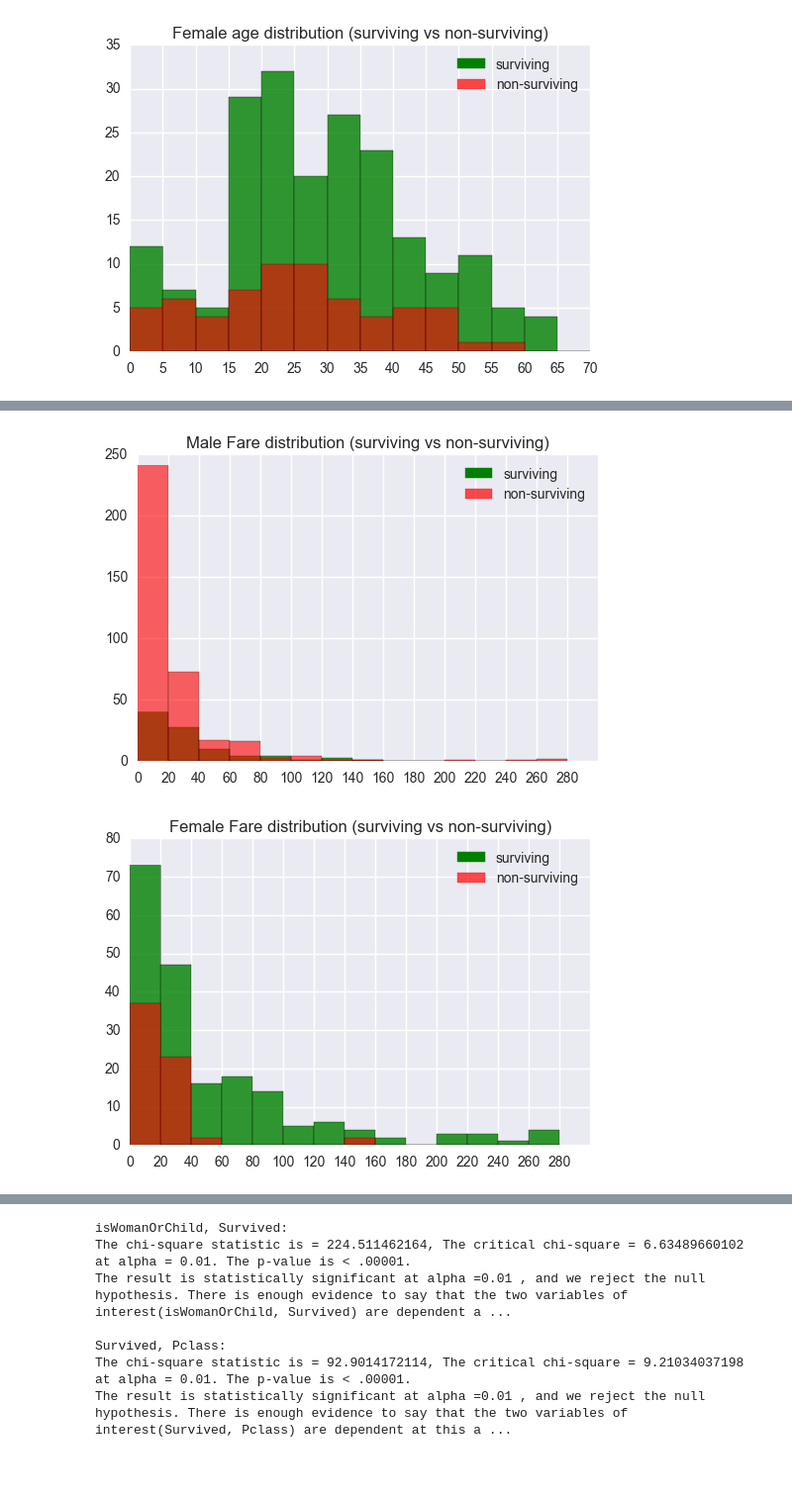
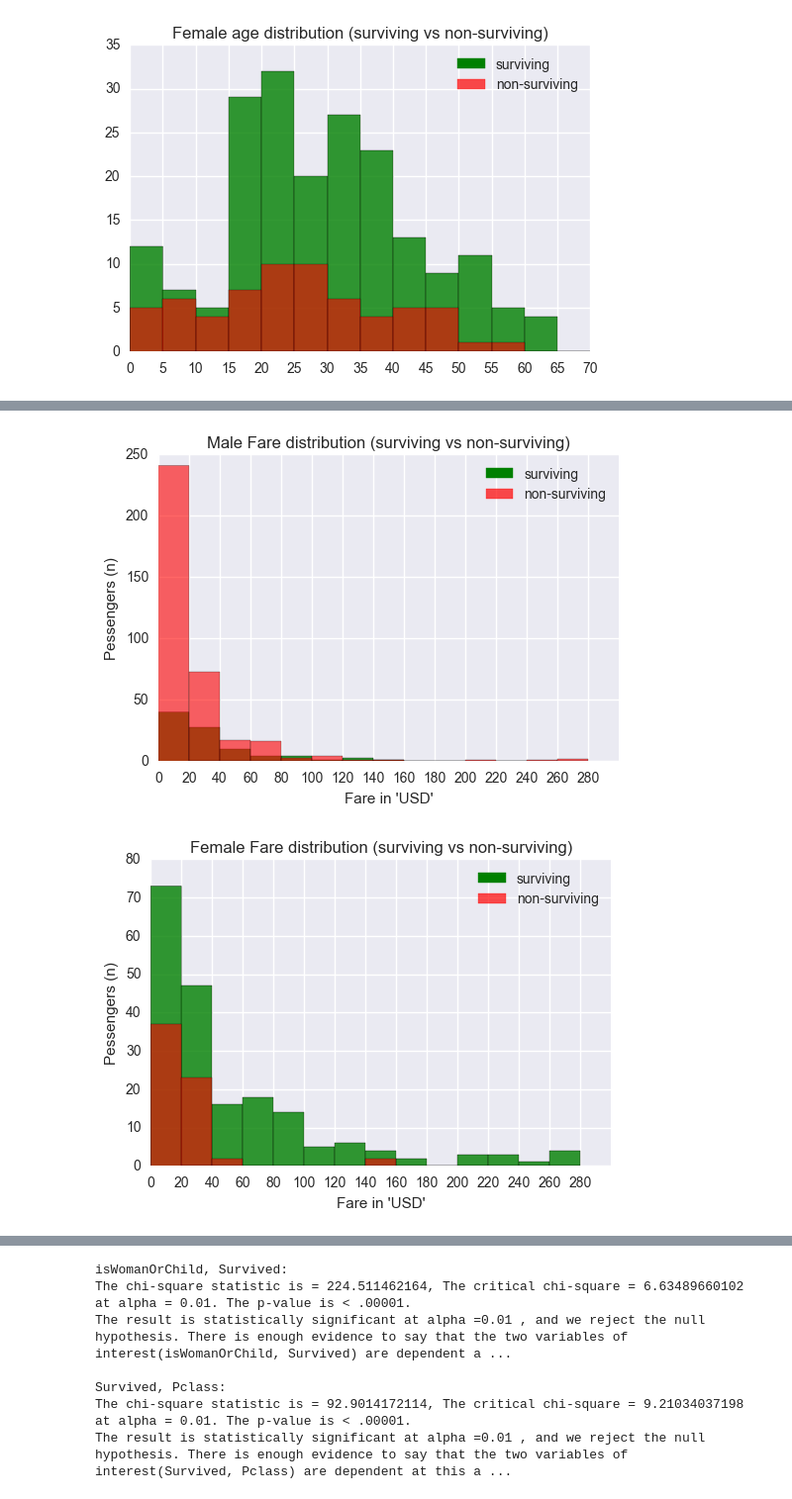
Before and after one commit to Mahmoud-AbouZeid/Lessons-From-Titanic, a Jupyter notebook: The Sinking of RMS Titanic.ipynb, the cells around one changed output, grey strips where cells are left out. Shown at 99% size. Cells and saved outputs as stored; diff of their text form; code cells hidden in the pictures; blank space fills up the shorter version.

```diff
--- a/The Sinking of RMS Titanic.ipynb
+++ b/The Sinking of RMS Titanic.ipynb
@@ -330,31 +384,35 @@ now as a last step let's see if the fare had any impact on survival rate.. we wi
 # %%
 # Survival vs fare
 # Let's represent it by Histogram for males and females separately.. we will start by males
 # let's also normalize it by the count of males for each bins
 from matplotlib.patches import Rectangle
 handles = [Rectangle((0,0),1,1,color='green'),Rectangle((0,0),1,1,color='red', alpha=0.7)]
 legend_labels=['surviving','non-surviving']
 bin_values = [n*20 for n in range(15)]
 
 #male distribution
 surviving_males_Fare=titanic_data_full_Age[(titanic_data_full_Age['Sex_numeric']==0) & (titanic_data_full_Age['Survived']==1)]['Fare']
 non_surviving_males_Fare=titanic_data_full_Age[(titanic_data_full_Age['Sex_numeric']==0) & (titanic_data_full_Age['Survived']==0)]['Fare']
 plt.hist(surviving_males_Fare, alpha=0.8,color='green',bins=bin_values)
 plt.hist(non_surviving_males_Fare, alpha=0.6, color='red',bins=bin_values)
 plt.xticks(bin_values)
+plt.xlabel("Fare in 'USD'")
+plt.ylabel("Pessengers (n)")
 plt.title("Male Fare distribution (surviving vs non-surviving)")
 plt.legend(handles, legend_labels,loc='upper right')
 plt.show()
 
 #female distribution
 surviving_female_Fare=titanic_data_full_Age[(titanic_data_full_Age['Sex_numeric']==1) & (titanic_data_full_Age['Survived']==1)]['Fare']
 non_surviving_female_Fare=titanic_data_full_Age[(titanic_data_full_Age['Sex_numeric']==1) &(titanic_data_full_Age['Survived']==0)]['Fare']
 plt.hist(surviving_female_Fare, alpha=0.8,color='green',bins=bin_values)
 plt.hist(non_surviving_female_Fare, alpha=0.6, color='red',bins=bin_values)
 plt.xticks(bin_values)
 plt.legend(handles, legend_labels,loc='upper right')
 plt.title("Female Fare distribution (surviving vs non-surviving)")
+plt.xlabel("Fare in 'USD'")
+plt.ylabel("Pessengers (n)")
 plt.show()
 # %% [output]
-[figure, old version]
+[figure, new version]
-[figure, old version]
+[figure, new version]
```
Also changed, not shown: parts of 46 cells of this notebook.
